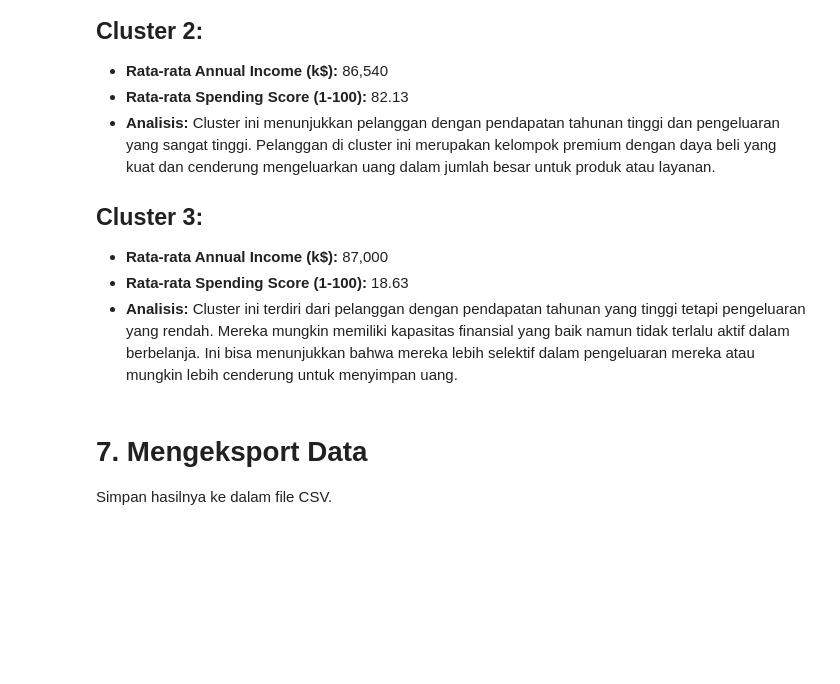
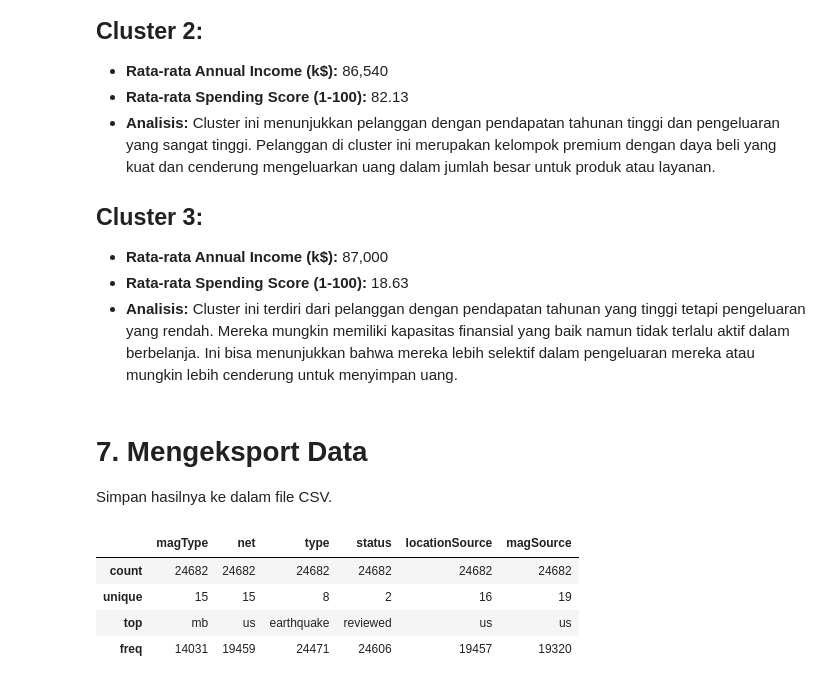
Before and after one commit to septiisdayanna/earthquakes_clustering, a Jupyter notebook: [Clustering]_Submission_Akhir_BMLP_Your_Name_(Updated).ipynb, the cells around one changed output. Drawn from its saved outputs; the diff is of its cells as text; code cells hidden in the pictures; blank space fills up the shorter version.

```diff
--- a/[Clustering]_Submission_Akhir_BMLP_Your_Name_(Updated).ipynb
+++ b/[Clustering]_Submission_Akhir_BMLP_Your_Name_(Updated).ipynb
@@ -661,0 +717,9 @@ Simpan hasilnya ke dalam file CSV.
+# %%
+# Menampilkan statistik deskriptif dari dataset untuk fitur kategorikal
+df.describe(include='object')
+# %% [output]
+|  | magType | net | type | status | locationSource | magSource |
+| count | 24682 | 24682 | 24682 | 24682 | 24682 | 24682 |
+| unique | 15 | 15 | 8 | 2 | 16 | 19 |
+| top | mb | us | earthquake | reviewed | us | us |
+| freq | 14031 | 19459 | 24471 | 24606 | 19457 | 19320 |
```
Also changed, not shown: parts of 8 cells of this notebook.
